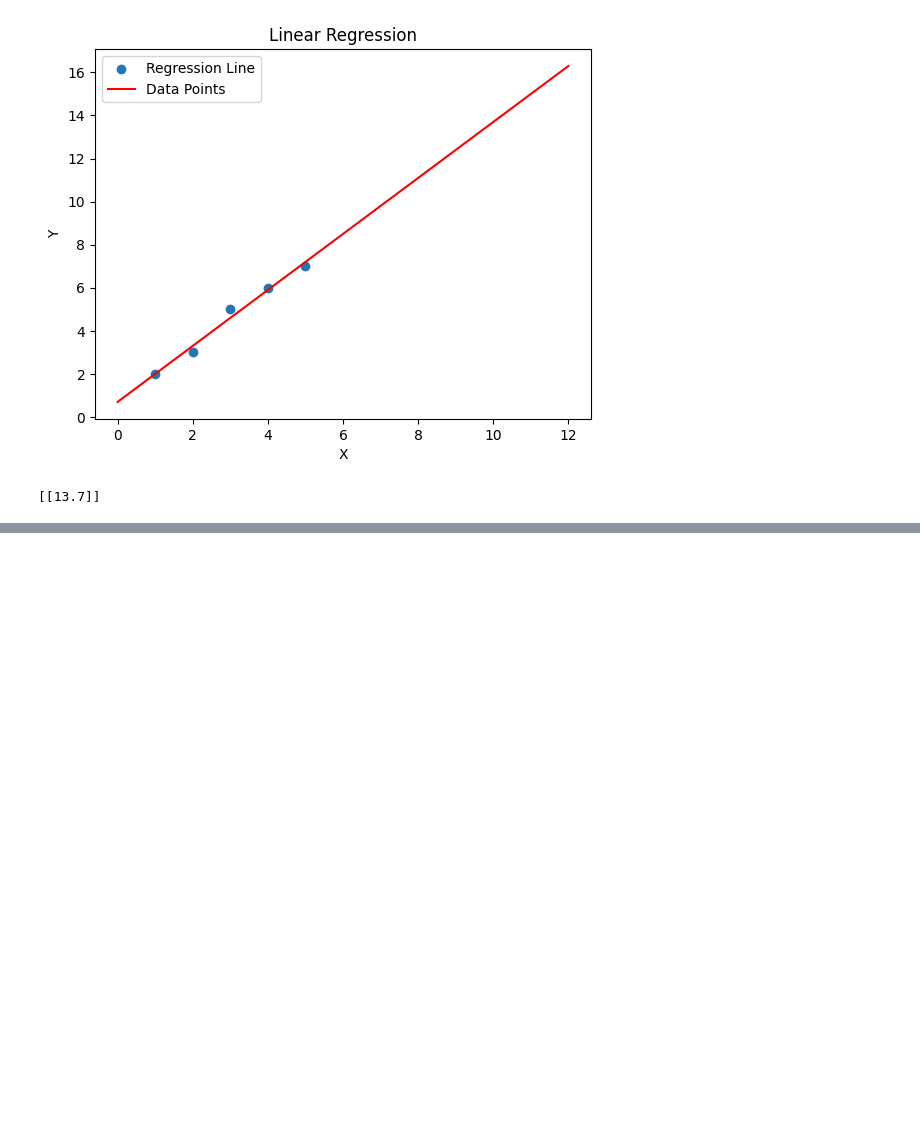
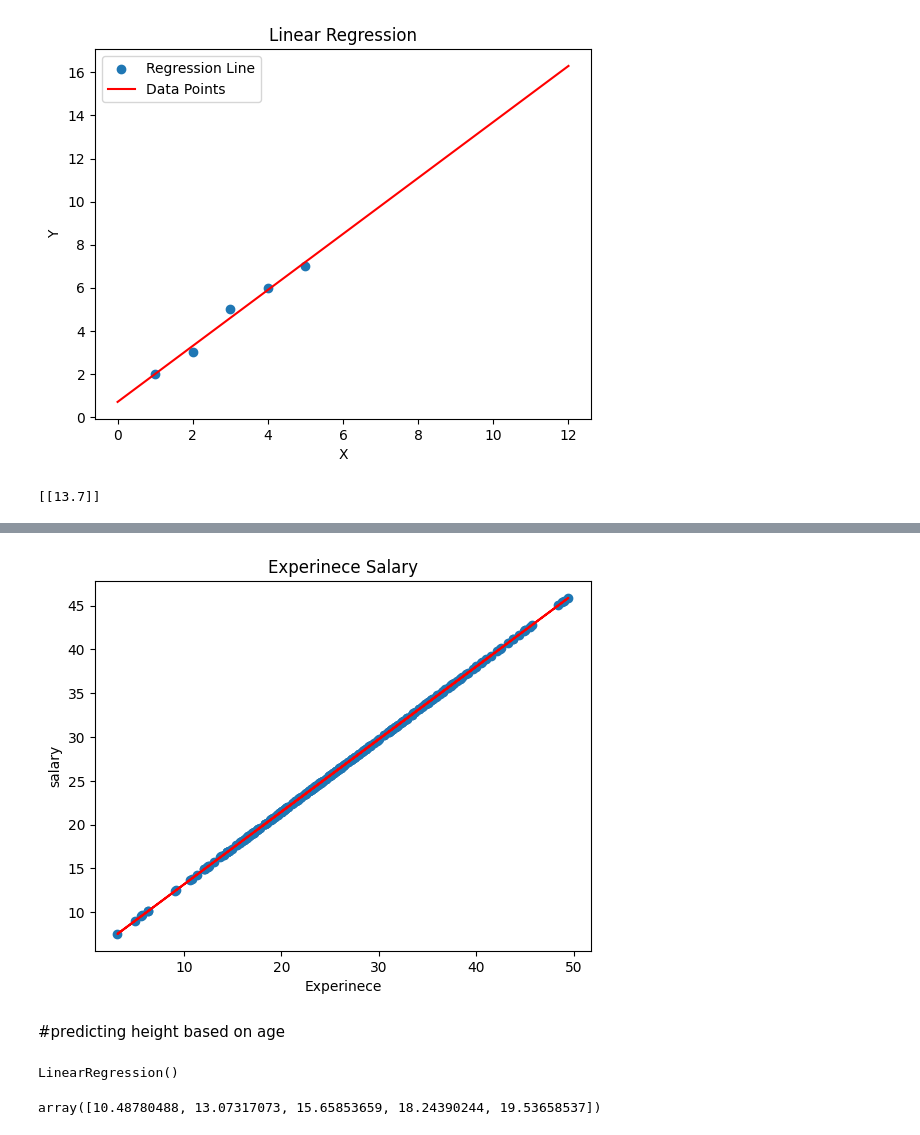
Before and after one commit to AshaJyothi03/0ct-30-2024, a Jupyter notebook: ML.ipynb, the cells around one changed output, grey strips where cells are left out. Drawn from its saved outputs; the diff is of its cells as text; code cells hidden in the pictures; blank space fills up the shorter version.

```diff
--- a/ML.ipynb
+++ b/ML.ipynb
@@ -137,0 +172,8 @@ print(y_pred)
+# %%
+df=pd.read_csv("Experience-Salary.csv")
+df.head(5)
+df.describe()
+df.shape
+df.info()
+df.isnull().sum()
+df.columns
@@ -137,0 +191,7 @@ print(y_pred)
+# %%
+x=df['exp(in months)']
+y=df['salary(in thousands)']
+# %%
+x_train,x_test,y_train,y_test=train_test_split(x.values.reshape(-1, 1),y,test_size=0.3,random_state=0)
+model=LinearRegression()
+model.fit(x_train,y_train)
@@ -137,0 +200,3 @@ print(y_pred)
+# %%
+y_pred=model.predict(x_test)
+y_pred
@@ -137,0 +221,12 @@ print(y_pred)
+# %%
+#plot the linear plot in graph using matplotlib
+plt.scatter(x_test,y_pred)
+plt.plot(x_test,y_pred,color ='red')
+plt.title('Experinece Salary')
+plt.xlabel('Experinece')
+plt.ylabel('salary')
+plt.show()
+# %% [output]
+[figure, added]
+# %% [markdown]
+#predicting height based on age
@@ -137,0 +236,10 @@ print(y_pred)
+# %%
+model=LinearRegression()
+model.fit(x,y)
+# %% [output]
+LinearRegression()
+# %%
+y_pred=model.predict(x)
+y_pred
+# %% [output]
+array([10.48780488, 13.07317073, 15.65853659, 18.24390244, 19.53658537])
```
Also changed, not shown: parts of 15 cells of this notebook.
